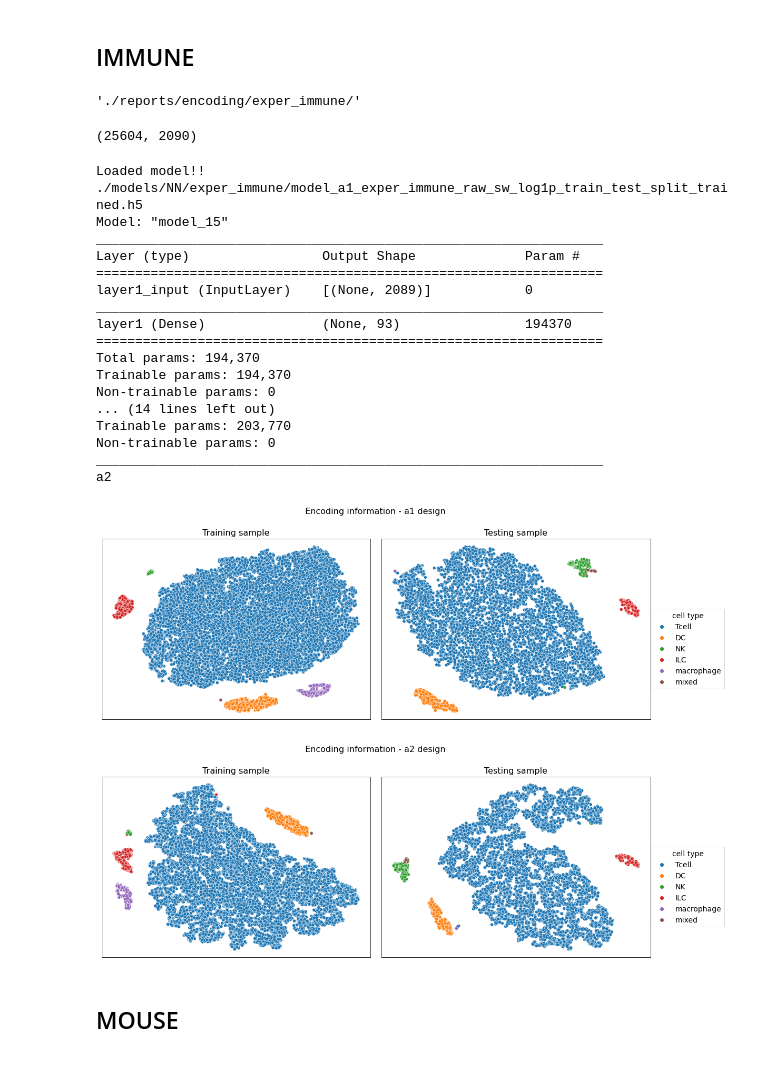
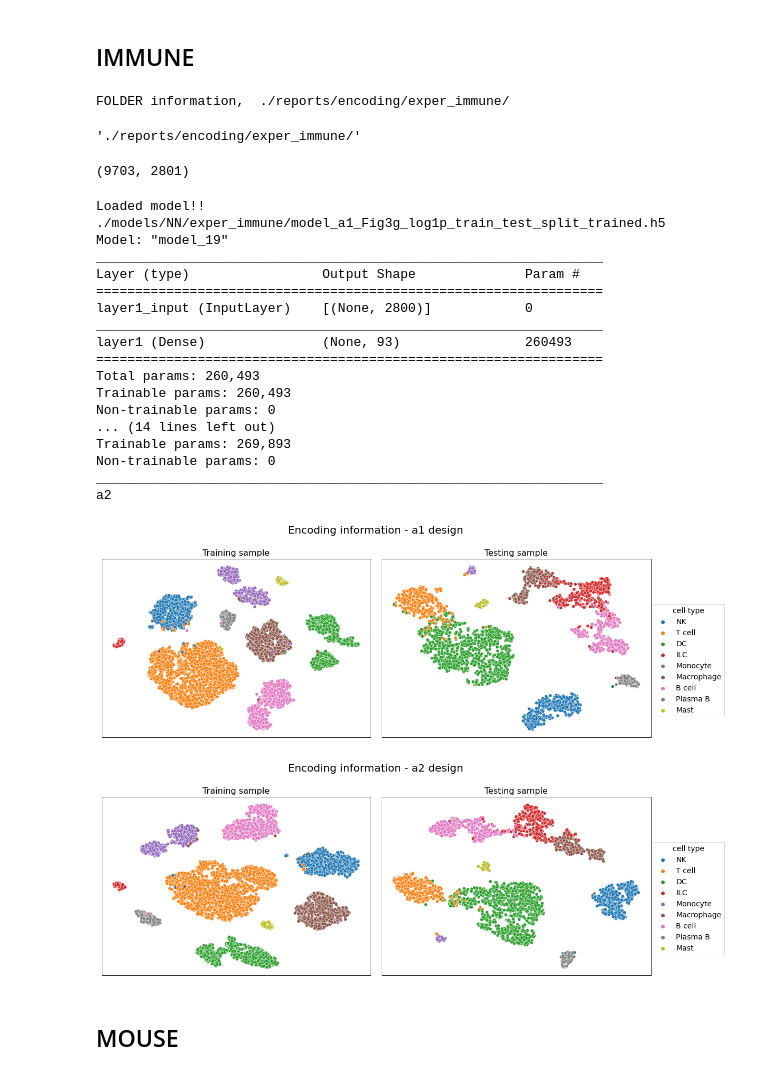
Before and after one commit to pelingundogdu/signalization_prior_knowledge_based_nn, a Jupyter notebook: notebooks/7.0-pg-encoding.ipynb, the cells around one changed output. Cells and saved outputs as stored; diff of their text form; code cells hidden in the pictures.

```diff
--- a/notebooks/7.0-pg-encoding.ipynb
+++ b/notebooks/7.0-pg-encoding.ipynb
@@ -50,7 +51,7 @@ plt.rc('xtick', labelsize=TINY_SIZE)     # fontsize of the tick labels
 plt.rc('ytick', labelsize=TINY_SIZE)     # fontsize of the tick labels
 plt.rc('legend', fontsize=NORMAL_SIZE)    # legend fontsize
 plt.rc('legend', title_fontsize=NORMAL_SIZE)    # legend fontsize
-plt.rc('figure', titlesize=MEDIUM_SIZE)  # fontsize of the figure title
+plt.rc('figure', titlesize=BIGGER_SIZE)  # fontsize of the figure title
 # %% [markdown]
 ## MELANOMA
 # %%
@@ -60,5 +62,5 @@ srp.define_folder('./reports/encoding/exper_melanoma')
 # %%
-df_query = pd.read_pickle('./data/processed/exper_melanoma/query_log1p.pck')
+df_query = pd.read_pickle('./data/processed/exper_immune/Fig3g_log1p.pck')
 df_query
 # %% [output]
 |  | a2m | abcb11 | abcb4 | abcc2 | abcc8 | abhd5 | abi2 | abl1 | abl2 | ablim1 | ... | ... |
@@ -84,7 +86,7 @@ shape of feature and traget dataset, feature dataset, (3412, 2877), target colum
 # %%
 for i_design in ['a1','a2']:
 #     design = 'a1'
-    _, model_encoding = srp.loading_model('./models/NN/exper_melanoma/model_'+i_design+'_reference_log1p_train_test_split_trained.h5', -1)
+    _, model_encoding = src.loading_model('./models/NN/exper_melanoma/model_'+i_design+'_reference_log1p_train_test_split_trained.h5', -1)
     model_encoding.summary()
     print(i_design)
 
@@ -124,11 +126,12 @@ a2
 # %% [markdown]
 ## IMMUNE
 # %%
-srp.define_folder('./reports/encoding/exper_immune')
+src.define_folder('./reports/encoding/exper_immune')
 # %% [output]
-'./reports/encoding/exper_immune/'
+FOLDER information,  ./reports/encoding/exper_immune/
+'./reports/encoding/exper_immune/'
 # %%
-df_immune = pd.read_pickle('./data/processed/exper_immune/exper_immune_raw_sw_log1p.pck')
+df_immune = pd.read_pickle('./data/processed/exper_immune/Fig3g_log1p.pck')
 print(df_immune.shape)
 sort_genes = sorted(df_immune.columns[:-1])
 sort_genes.extend(df_immune.columns[-1:])
@@ -142,11 +145,11 @@ y_ohe = ohe.fit_transform(y.values).toarray()
 
 X_train, X_test, y_train, y_test = train_test_split(X, y, test_size=0.3, shuffle=True, random_state=91, stratify=y_ohe)
 # %% [output]
-(25604, 2090)
+(9703, 2801)
 # %%
 for i_design in ['a1','a2']:
 
-    _, model_encoding = srp.loading_model('./models/NN/exper_immune/model_'+i_design+'_exper_immune_raw_sw_log1p_train_test_split_trained.h5', -1)
+    _, model_encoding = src.loading_model('./models/NN/exper_immune/model_'+i_design+'_Fig3g_log1p_train_test_split_trained.h5', -1)
     model_encoding.summary()
     print(i_design)
 
@@ -166,43 +169,43 @@ for i_design in ['a1','a2']:
     axes[0].set_title('Training sample')
     sns.scatterplot(x='tsne1', y='tsne2', data=df_encoding_test_tsne, hue='cell_type', ax=axes[1]);
     axes[1].set_title('Testing sample');
 
     axes[0].get_legend().remove()
     axes[1].get_legend().remove()
 
     axes[0].axes.xaxis.set_visible(False)
     axes[0].axes.yaxis.set_visible(False)
     axes[1].axes.xaxis.set_visible(False)
     axes[1].axes.yaxis.set_visible(False)
 
     # bbox_to_anchor=(.5, 1.1) ncol=6
     handles, labels = axes[0].get_legend_handles_labels()
-    lgd = fig.legend(handles, labels, loc='upper center', title='cell type', bbox_to_anchor=(1.05, 0.55), fancybox=False, shadow=False)
+    lgd = fig.legend(handles, labels, loc='upper center', title='cell type', bbox_to_anchor=(1.05, 0.65), fancybox=False, shadow=False)
     fig.suptitle('Encoding information - '+i_design+' design')
     fig.tight_layout()
 
     # fig.savefig('encoding.png', bbox_extra_artists=(lgd,), bbox_inches='tight')
     plt.savefig('./reports/encoding/exper_immune/immune_enc_'+i_design+'.png', dpi=300, bbox_inches = 'tight')
 # %% [output]
-Loaded model!! ./models/NN/exper_immune/model_a1_exper_immune_raw_sw_log1p_train_test_split_trained.h5
-Model: "model_15"
+Loaded model!! ./models/NN/exper_immune/model_a1_Fig3g_log1p_train_test_split_trained.h5
+Model: "model_19"
 _________________________________________________________________
 Layer (type)                 Output Shape              Param #
 =================================================================
-layer1_input (InputLayer)    [(None, 2089)]            0
+layer1_input (InputLayer)    [(None, 2800)]            0
 _________________________________________________________________
-layer1 (Dense)               (None, 93)                194370
+layer1 (Dense)               (None, 93)                260493
 =================================================================
-Total params: 194,370
-Trainable params: 194,370
+Total params: 260,493
+Trainable params: 260,493
 Non-trainable params: 0
 ... (14 lines left out)
-Trainable params: 203,770
+Trainable params: 269,893
 Non-trainable params: 0
 _________________________________________________________________
 a2
-[figure, old version]
+[figure, new version]
-[figure, old version]
+[figure, new version]
 # %% [markdown]
 ## MOUSE
 # %%
```
Also changed, not shown: parts of 5 cells of this notebook, 1 other file.
